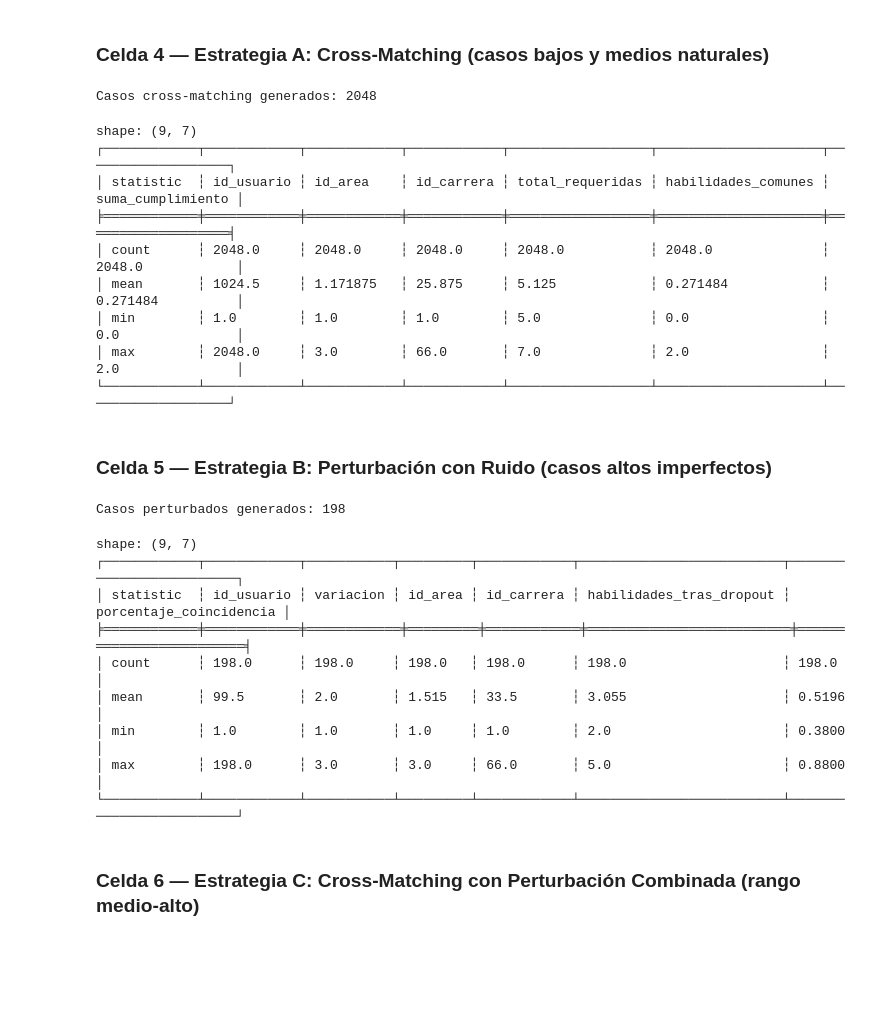
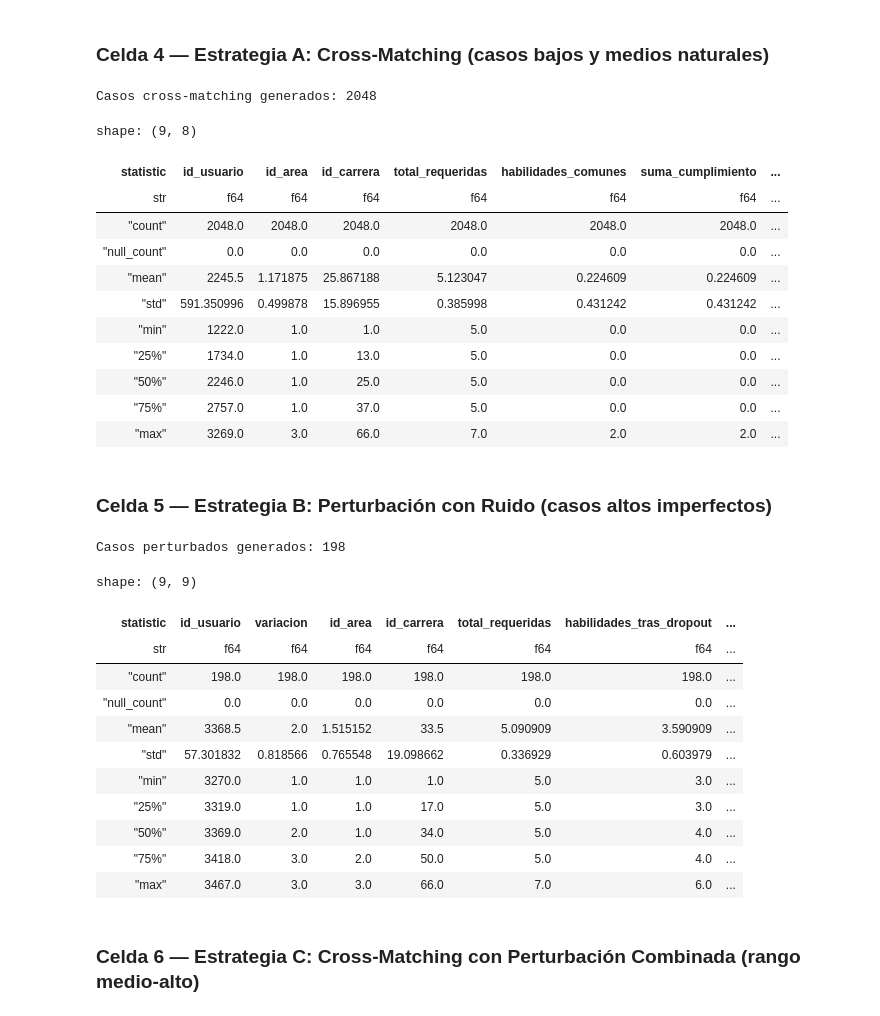
Before and after one commit to KillahBlitz/Athena, a Jupyter notebook: Scripts/python/data_base_nonideal.ipynb, the cells around one changed output. Cells and saved outputs as stored; diff of their text form; code cells hidden in the pictures; blank space fills up the shorter version.

```diff
--- a/Scripts/python/data_base_nonideal.ipynb
+++ b/Scripts/python/data_base_nonideal.ipynb
@@ -14,15 +14,16 @@ Este notebook implementa el **Blueprint oficial de la Sección 7** del documento
 # %% [markdown]
 ### Celda 1 — Imports y Conexión
 # %%
+import random
+import uuid
+from typing import Optional
+
 import polars as pl
 import sqlalchemy as sa
+from faker import Faker
+from IPython.display import display
 from pydantic import BaseModel
-from IPython.display import display, HTML
-import uuid
-import random
-from typing import Optional
 
-# ── Configuración de Conexión a Base de Datos PostgreSQL ───────────────
 DB_HOST = '100.95.220.1'
 DB_PORT = 5432
 DB_USER = 'admin'
@@ -34,6 +35,7 @@ connection_url = (
     f'@{DB_HOST}:{DB_PORT}/{DB_CONECTION}'
 )
 engine = sa.create_engine(connection_url)
+fake = Faker('es_MX')
 # %% [markdown]
 ### Celda 2 — Modelos Pydantic
 # %%
@@ -217,4 +227,21 @@ def get_happy_path_users_by_area(id_area: int) -> list[dict]:
     return list(usuarios.values())
+# %%
+def generate_name_and_email() -> tuple[str, str]:
+    name = fake.name()
+    fake_email = fake.email()
+    email_local, email_domain = fake_email.split('@', 1)
+    email = f'{email_local}_{uuid.uuid4().hex[:10]}@{email_domain}'
+    return name, email
+
+
+_uncached_get_habilities_by_career = get_habilities_by_career
+_career_skills_cache = {}
+
+
+def get_habilities_by_career(id_carrera: int) -> list[Habilidad]:
+    if id_carrera not in _career_skills_cache:
+        _career_skills_cache[id_carrera] = _uncached_get_habilities_by_career(id_carrera)
+    return _career_skills_cache[id_carrera]
 # %% [markdown]
 ### Celda 4 — Estrategia A: Cross-Matching (casos bajos y medios naturales)
 # %%
@@ -239,43 +266,46 @@ def run_cross_matching(persist: bool = True) -> list[dict]:
                 nombre, correo = generate_name_and_email()
                 nuevo_uuid = f'CROSS-{uuid.uuid4()}'
                 if persist:
                     nuevo_usuario = Usuario(uuid_usuario=nuevo_uuid, nombre=nombre, correo=correo, id_area=id_area)
                     user_db = submit_user(nuevo_usuario)
                     h_insert = [
                         {'id_usuario': user_db.id_usuario, 'id_habilidad': h, 'cumplimiento_criterio': c}
                         for h, c in habilidades_usuario.items()
                     ]
                     with engine.begin() as conn:
                         conn.execute(sa.text('''
                             INSERT INTO usuario_habilidad (id_usuario, id_habilidad, cumplimiento_criterio)
                             VALUES (:id_usuario, :id_habilidad, :cumplimiento_criterio)
                         '''), h_insert)
                     construct_result(user_db.uuid_usuario, carrera.id_carrera, porcentaje)
                     u_id = user_db.id_usuario
                 else:
                     u_id = len(resumen) + 1
                 resumen.append({
                     'id_usuario': u_id, 'id_area': id_area, 'id_carrera': carrera.id_carrera,
                     'total_requeridas': total_requeridas, 'habilidades_comunes': len(ids_comunes),
                     'suma_cumplimiento': suma_cumplimiento, 'porcentaje_coincidencia': porcentaje
                 })
     return resumen
 
-resumen_cross = run_cross_matching(persist=False)
+resumen_cross = run_cross_matching(persist=True)
 df_cross = pl.DataFrame(resumen_cross)
 print(f'Casos cross-matching generados: {len(resumen_cross)}')
 display(df_cross.describe())
 # %% [output]
 Casos cross-matching generados: 2048
-shape: (9, 7)
-┌────────────┬────────────┬────────────┬────────────┬──────────────────┬─────────────────────┬───────────────────┐
-│ statistic  ┆ id_usuario ┆ id_area    ┆ id_carrera ┆ total_requeridas ┆ habilidades_comunes ┆ suma_cumplimiento │
-╞════════════╪════════════╪════════════╪════════════╪══════════════════╪═════════════════════╪═══════════════════╡
-│ count      ┆ 2048.0     ┆ 2048.0     ┆ 2048.0     ┆ 2048.0           ┆ 2048.0              ┆ 2048.0            │
-│ mean       ┆ 1024.5     ┆ 1.171875   ┆ 25.875     ┆ 5.125            ┆ 0.271484            ┆ 0.271484          │
-│ min        ┆ 1.0        ┆ 1.0        ┆ 1.0        ┆ 5.0              ┆ 0.0                 ┆ 0.0               │
-│ max        ┆ 2048.0     ┆ 3.0        ┆ 66.0       ┆ 7.0              ┆ 2.0                 ┆ 2.0               │
-└────────────┴────────────┴────────────┴────────────┴──────────────────┴─────────────────────┴───────────────────┘
+shape: (9, 8)
+| statistic | id_usuario | id_area | id_carrera | total_requeridas | habilidades_comunes | suma_cumplimiento | ... |
+| str | f64 | f64 | f64 | f64 | f64 | f64 | ... |
+| "count" | 2048.0 | 2048.0 | 2048.0 | 2048.0 | 2048.0 | 2048.0 | ... |
+| "null_count" | 0.0 | 0.0 | 0.0 | 0.0 | 0.0 | 0.0 | ... |
+| "mean" | 2245.5 | 1.171875 | 25.867188 | 5.123047 | 0.224609 | 0.224609 | ... |
+| "std" | 591.350996 | 0.499878 | 15.896955 | 0.385998 | 0.431242 | 0.431242 | ... |
+| "min" | 1222.0 | 1.0 | 1.0 | 5.0 | 0.0 | 0.0 | ... |
+| "25%" | 1734.0 | 1.0 | 13.0 | 5.0 | 0.0 | 0.0 | ... |
+| "50%" | 2246.0 | 1.0 | 25.0 | 5.0 | 0.0 | 0.0 | ... |
+| "75%" | 2757.0 | 1.0 | 37.0 | 5.0 | 0.0 | 0.0 | ... |
+| "max" | 3269.0 | 3.0 | 66.0 | 7.0 | 2.0 | 2.0 | ... |
 # %% [markdown]
 ### Celda 5 — Estrategia B: Perturbación con Ruido (casos altos imperfectos)
 # %%
@@ -337,21 +367,24 @@ def run_perturbation(persist: bool = True) -> list[dict]:
                 })
     return resumen
 
-resumen_pert = run_perturbation(persist=False)
+resumen_pert = run_perturbation(persist=True)
 df_pert = pl.DataFrame(resumen_pert)
 print(f'Casos perturbados generados: {len(resumen_pert)}')
 display(df_pert.describe())
 # %% [output]
 Casos perturbados generados: 198
-shape: (9, 7)
-┌────────────┬────────────┬───────────┬─────────┬────────────┬──────────────────────────┬─────────────────────────┐
-│ statistic  ┆ id_usuario ┆ variacion ┆ id_area ┆ id_carrera ┆ habilidades_tras_dropout ┆ porcentaje_coincidencia │
-╞════════════╪════════════╪════════════╪═════════╪════════════╪══════════════════════════╪═════════════════════════╡
-│ count      ┆ 198.0      ┆ 198.0     ┆ 198.0   ┆ 198.0      ┆ 198.0                    ┆ 198.0                   │
-│ mean       ┆ 99.5       ┆ 2.0       ┆ 1.515   ┆ 33.5       ┆ 3.055                    ┆ 0.5196                  │
-│ min        ┆ 1.0        ┆ 1.0       ┆ 1.0     ┆ 1.0        ┆ 2.0                      ┆ 0.3800                  │
-│ max        ┆ 198.0      ┆ 3.0       ┆ 3.0     ┆ 66.0       ┆ 5.0                      ┆ 0.8800                  │
-└────────────┴────────────┴───────────┴─────────┴────────────┴──────────────────────────┴─────────────────────────┘
+shape: (9, 9)
+| statistic | id_usuario | variacion | id_area | id_carrera | total_requeridas | habilidades_tras_dropout | ... |
+| str | f64 | f64 | f64 | f64 | f64 | f64 | ... |
+| "count" | 198.0 | 198.0 | 198.0 | 198.0 | 198.0 | 198.0 | ... |
+| "null_count" | 0.0 | 0.0 | 0.0 | 0.0 | 0.0 | 0.0 | ... |
+| "mean" | 3368.5 | 2.0 | 1.515152 | 33.5 | 5.090909 | 3.590909 | ... |
+| "std" | 57.301832 | 0.818566 | 0.765548 | 19.098662 | 0.336929 | 0.603979 | ... |
+| "min" | 3270.0 | 1.0 | 1.0 | 1.0 | 5.0 | 3.0 | ... |
+| "25%" | 3319.0 | 1.0 | 1.0 | 17.0 | 5.0 | 3.0 | ... |
+| "50%" | 3369.0 | 2.0 | 1.0 | 34.0 | 5.0 | 4.0 | ... |
+| "75%" | 3418.0 | 3.0 | 2.0 | 50.0 | 5.0 | 4.0 | ... |
+| "max" | 3467.0 | 3.0 | 3.0 | 66.0 | 7.0 | 6.0 | ... |
 # %% [markdown]
 ### Celda 6 — Estrategia C: Cross-Matching con Perturbación Combinada (rango medio-alto)
 # %%
```
Also changed, not shown: parts of 4 cells of this notebook, 8 other files.
